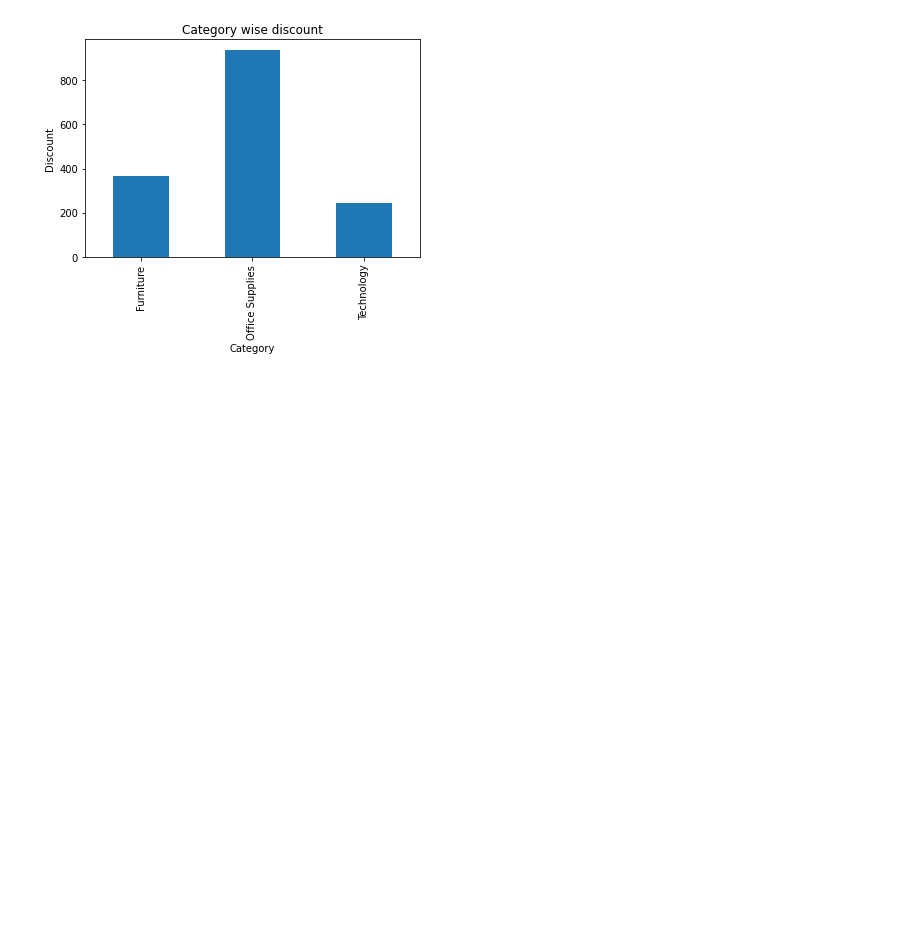
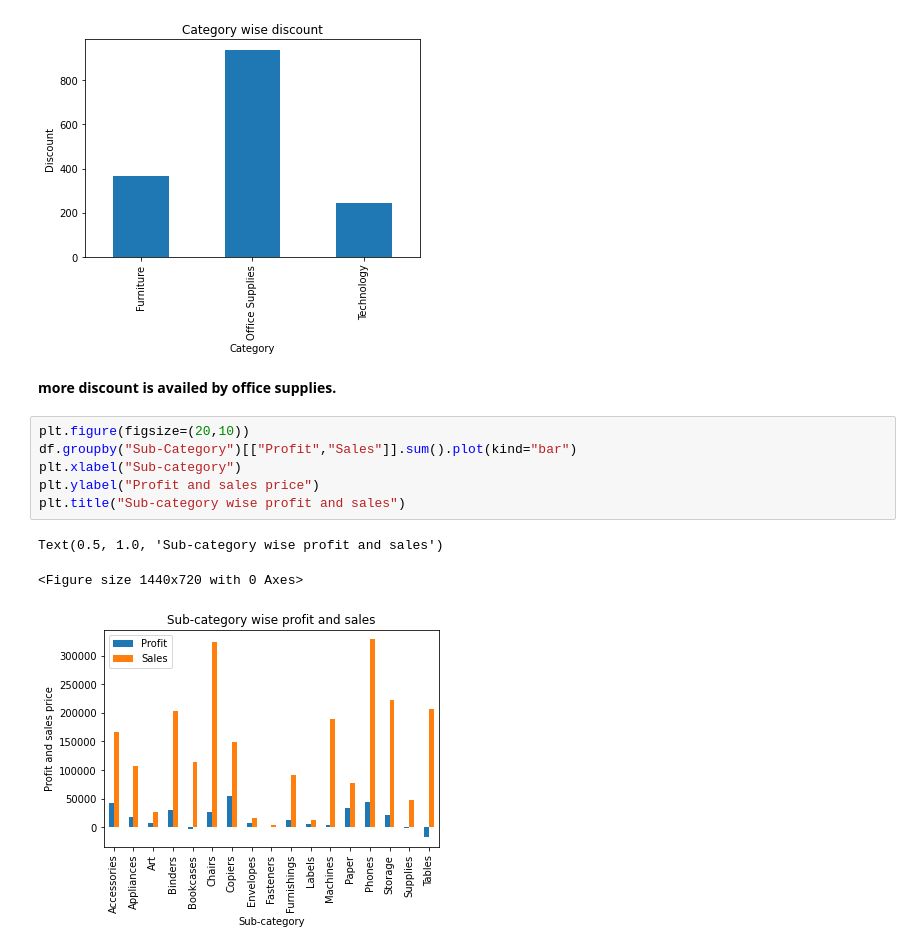
Before and after one commit to hetshah13/THE-SPARK-FOUNDATION-INTERNSHIP, a Jupyter notebook: Task3.ipynb, the cells around one changed output. Drawn from its saved outputs; the diff is of its cells as text; blank space fills up the shorter version.

```diff
--- a/Task3.ipynb
+++ b/Task3.ipynb
@@ -385,3 +385,15 @@ plt.title("Category wise discount")
 # %% [output]
 Text(0.5, 1.0, 'Category wise discount')
 [figure]
+# %% [markdown]
+ **more discount is availed by office supplies.**
+# %%
+plt.figure(figsize=(20,10))
+df.groupby("Sub-Category")[["Profit","Sales"]].sum().plot(kind="bar")
+plt.xlabel("Sub-category")
+plt.ylabel("Profit and sales price")
+plt.title("Sub-category wise profit and sales")
+# %% [output]
+Text(0.5, 1.0, 'Sub-category wise profit and sales')
+<Figure size 1440x720 with 0 Axes>
+[figure, added]
```
Also changed, not shown: parts of 11 cells of this notebook.
